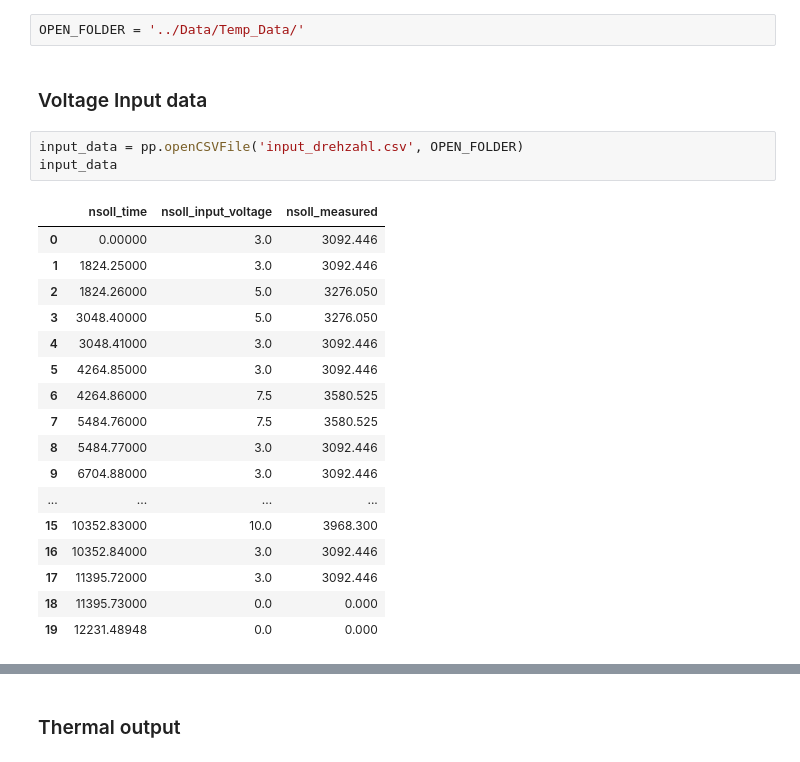
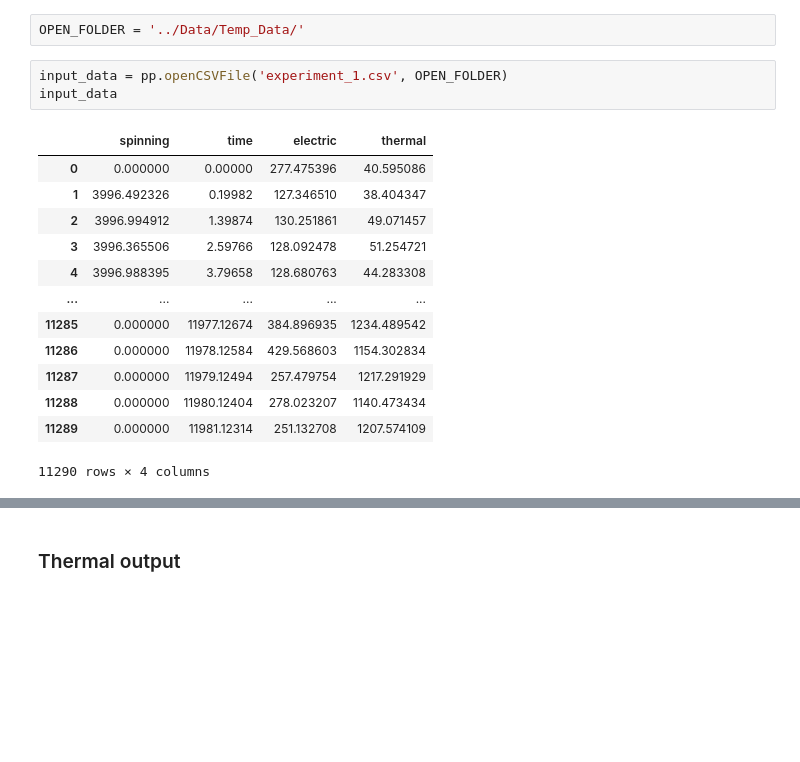
Before and after one commit to Energy-Theory-Guided-Data-Science/Gas-Turbine, a Jupyter notebook: Code/Theory_Comparison.ipynb, the cells around one changed output, grey strips where cells are left out. Drawn from its saved outputs; the diff is of its cells as text; blank space fills up the shorter version.

Commit message:
UPDATE Theory comparison to use short data

```diff
--- a/Code/Theory_Comparison.ipynb
+++ b/Code/Theory_Comparison.ipynb
@@ -11,26 +11,20 @@ import warnings
 warnings.filterwarnings(action = 'once')
 # %%
 OPEN_FOLDER = '../Data/Temp_Data/'
-# %% [markdown]
-### Voltage Input data
 # %%
-input_data = pp.openCSVFile('input_drehzahl.csv', OPEN_FOLDER)
+input_data = pp.openCSVFile('experiment_1.csv', OPEN_FOLDER)
 input_data
 # %% [output]
-|  | nsoll_time | nsoll_input_voltage | nsoll_measured |
-| 0 | 0.00000 | 3.0 | 3092.446 |
-| 1 | 1824.25000 | 3.0 | 3092.446 |
-| 2 | 1824.26000 | 5.0 | 3276.050 |
-| 3 | 3048.40000 | 5.0 | 3276.050 |
-| 4 | 3048.41000 | 3.0 | 3092.446 |
-| 5 | 4264.85000 | 3.0 | 3092.446 |
-| 6 | 4264.86000 | 7.5 | 3580.525 |
-| 7 | 5484.76000 | 7.5 | 3580.525 |
-| 8 | 5484.77000 | 3.0 | 3092.446 |
-| 9 | 6704.88000 | 3.0 | 3092.446 |
-| ... | ... | ... | ... |
-| 15 | 10352.83000 | 10.0 | 3968.300 |
-| 16 | 10352.84000 | 3.0 | 3092.446 |
-| 17 | 11395.72000 | 3.0 | 3092.446 |
-| 18 | 11395.73000 | 0.0 | 0.000 |
-| 19 | 12231.48948 | 0.0 | 0.000 |
+|  | spinning | time | electric | thermal |
+| 0 | 0.000000 | 0.00000 | 277.475396 | 40.595086 |
+| 1 | 3996.492326 | 0.19982 | 127.346510 | 38.404347 |
+| 2 | 3996.994912 | 1.39874 | 130.251861 | 49.071457 |
+| 3 | 3996.365506 | 2.59766 | 128.092478 | 51.254721 |
+| 4 | 3996.988395 | 3.79658 | 128.680763 | 44.283308 |
+| ... | ... | ... | ... | ... |
+| 11285 | 0.000000 | 11977.12674 | 384.896935 | 1234.489542 |
+| 11286 | 0.000000 | 11978.12584 | 429.568603 | 1154.302834 |
+| 11287 | 0.000000 | 11979.12494 | 257.479754 | 1217.291929 |
+| 11288 | 0.000000 | 11980.12404 | 278.023207 | 1140.473434 |
+| 11289 | 0.000000 | 11981.12314 | 251.132708 | 1207.574109 |
+11290 rows × 4 columns
```
Also changed, not shown: parts of 10 cells of this notebook.
